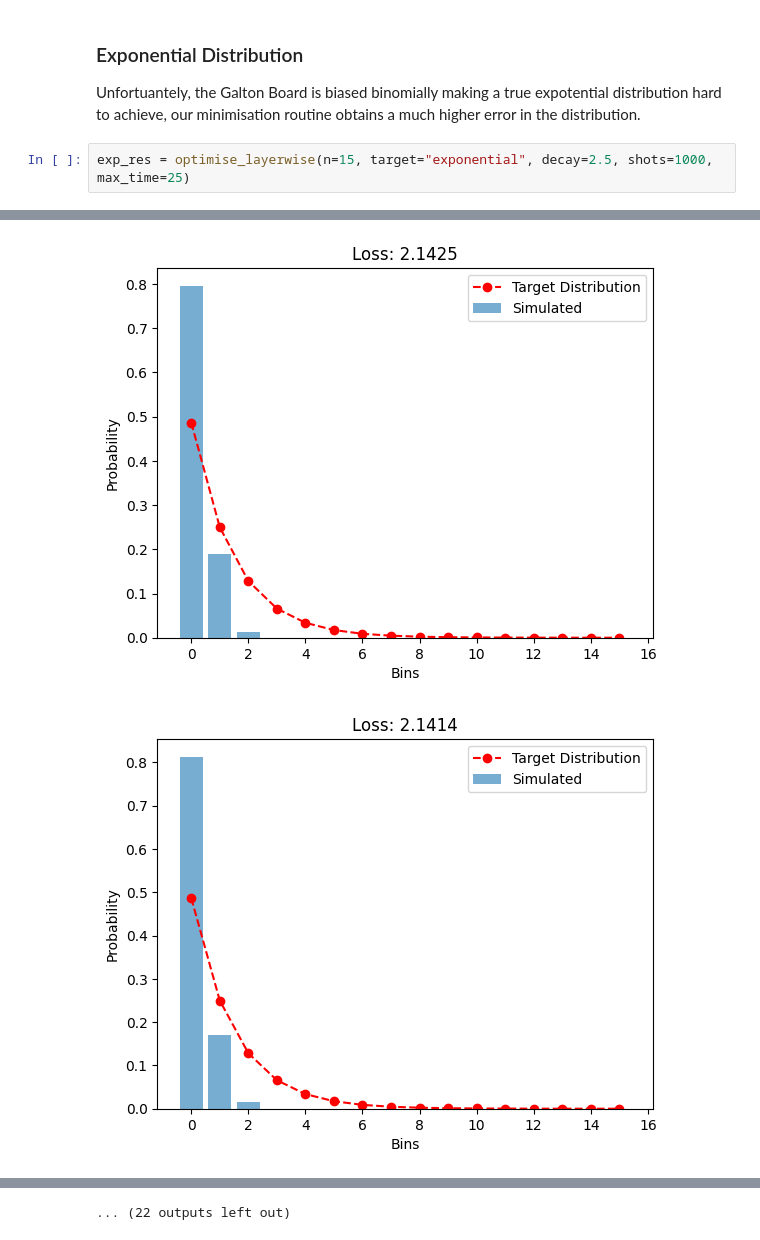
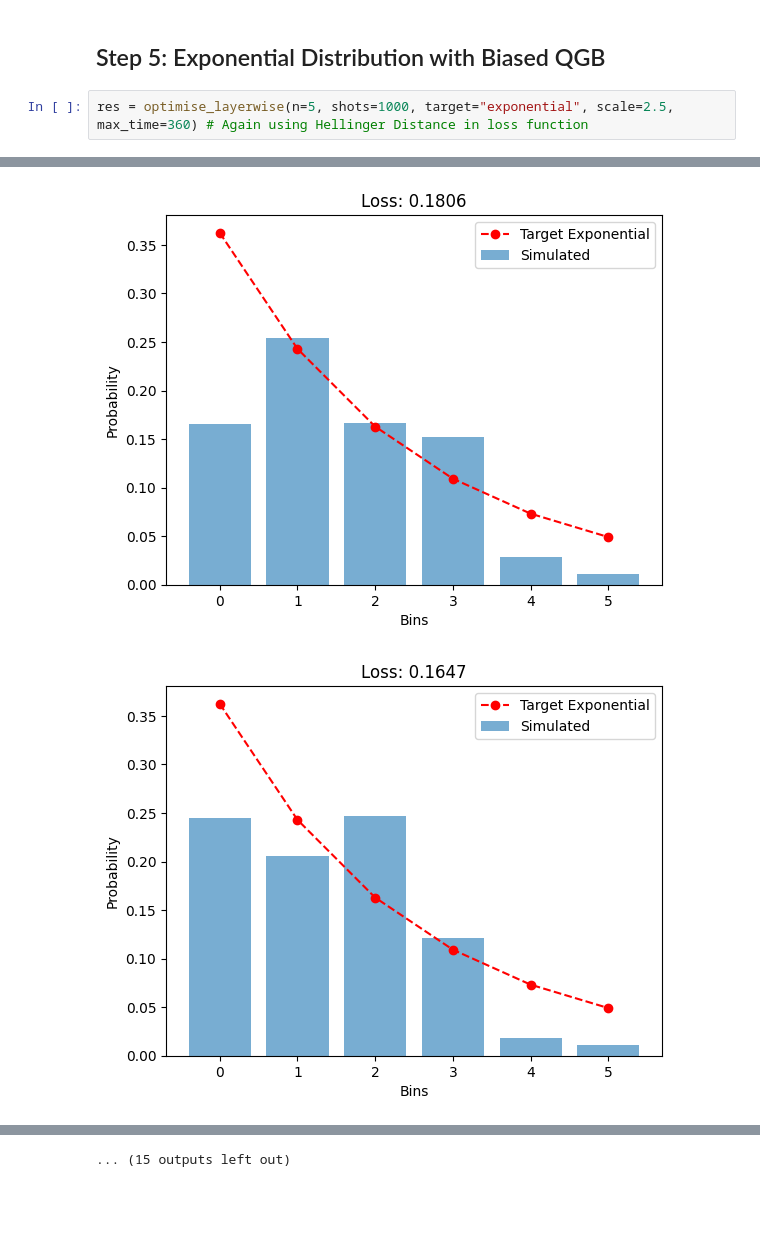
Before and after one commit to ismail-mehmood/quantum_nnl_project, a Jupyter notebook: notebooks/modified_distribution_boxes.ipynb, the cells around one changed output, grey strips where cells are left out. Cells and saved outputs as stored; diff of their text form; blank space fills up the shorter version.

```diff
--- a/notebooks/modified_distribution_boxes.ipynb
+++ b/notebooks/modified_distribution_boxes.ipynb
@@ -37,6 +92,5 @@ plot_bins(bin_counts, n=6, shots=5000, overlay="laplace", scale=1.0)
 # %% [markdown]
-### Exponential Distribution
-Unfortuantely, the Galton Board is biased binomially making a true expotential distribution hard to achieve, our minimisation routine obtains a much higher error in the distribution.
+## Step 5: Exponential Distribution with Biased QGB
 # %%
-exp_res = optimise_layerwise(n=15, target="exponential", decay=2.5, shots=1000, max_time=25)
+res = optimise_layerwise(n=5, shots=1000, target="exponential", scale=2.5, max_time=360) # Again using Hellinger Distance in loss function
 # %% [output]
@@ -49,2 +103,2 @@ exp_res = optimise_layerwise(n=15, target="exponential", decay=2.5, shots=1000,
-[figure, old version]
+[figure, new version]
-[figure, old version]
+[figure, new version]
@@ -55 +109 @@ exp_res = optimise_layerwise(n=15, target="exponential", decay=2.5, shots=1000,
-... (22 outputs left out)
+... (15 outputs left out)
```
Also changed, not shown: parts of 18 cells of this notebook, 7 other files.
